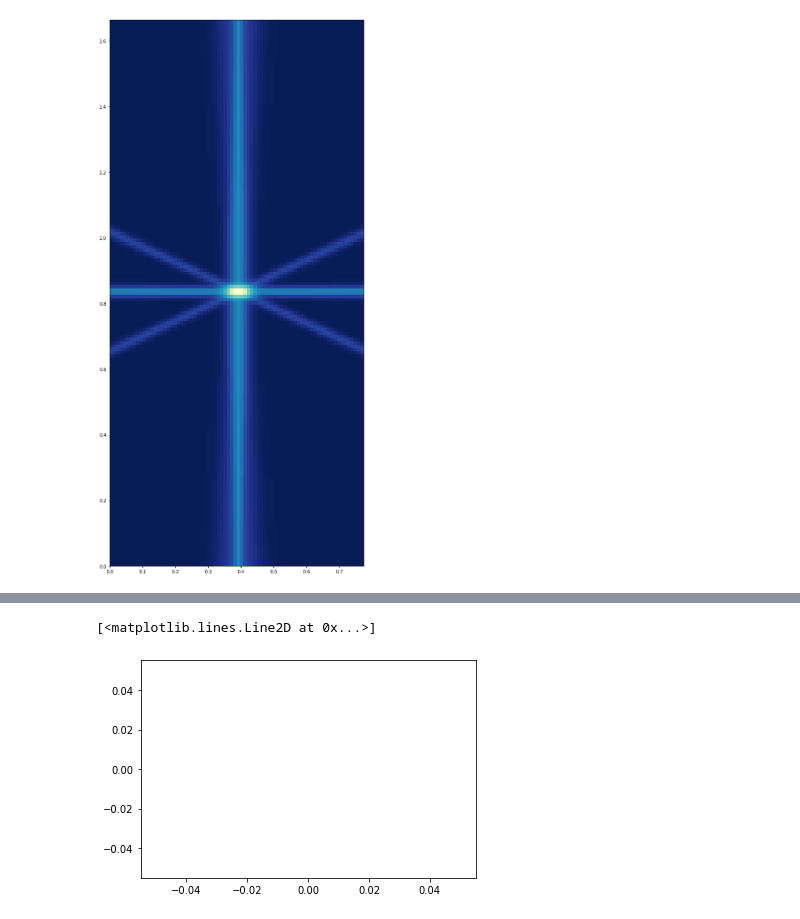
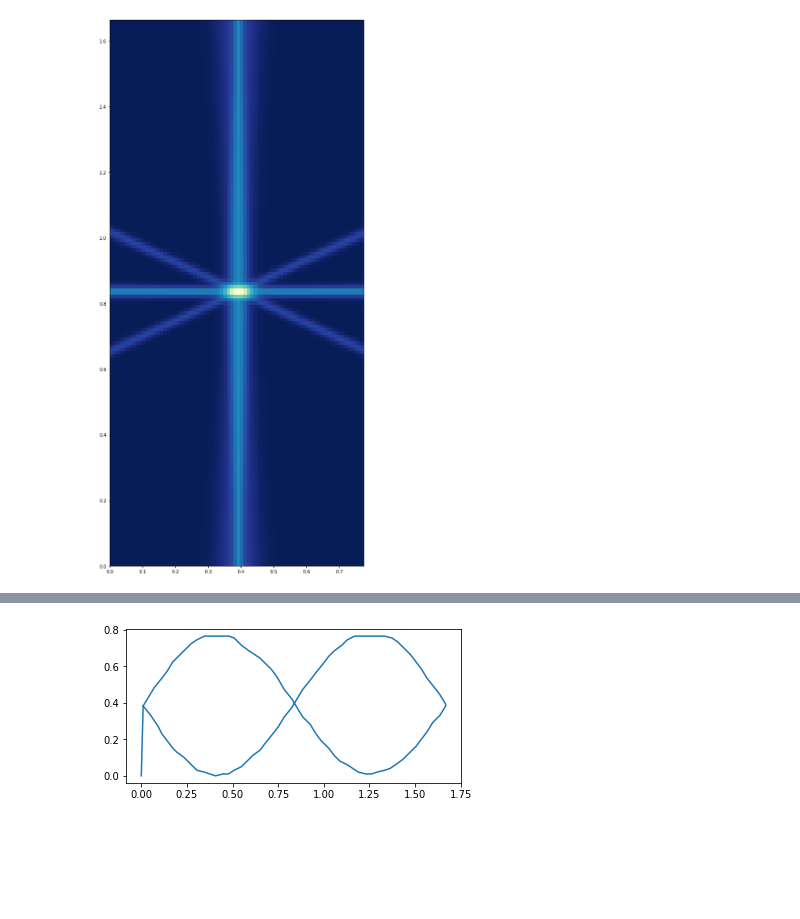
Before and after one commit to garrisoneel/acoustic-localization, a Jupyter notebook: cross_correllation2.ipynb, the cells around one changed output, grey strips where cells are left out. Drawn from its saved outputs; the diff is of its cells as text; code cells hidden in the pictures; blank space fills up the shorter version.

```diff
--- a/cross_correllation2.ipynb
+++ b/cross_correllation2.ipynb
@@ -1071,9 +1071,10 @@ def duncert(xm,ym,xa,ya,xb,yb,sigma_pos):
     dy1 = lambda x1,y1,x2,y2,xs,ys: -(2*y1 - 2*ys)/(686*((x1 - xs)**2 + (y1 - ys)**2)**(1/2))
     dx2 = lambda x1,y1,x2,y2,xs,ys: (2*x2 - 2*xs)/(686*((x2 - xs)**2 + (y2 - ys)**2)**(1/2))
     dy2 = lambda x1,y1,x2,y2,xs,ys: (2*y2 - 2*ys)/(686*((x2 - xs)**2 + (y2 - ys)**2)**(1/2))
-    (xa,ya,xb,yb,xm,ym)
+    dxs = lambda x1,y1,x2,y2,xs,ys: (2*x1 - 2*xs)/(686*((x1 - xs)**2 + (y1 - ys)**2)**(1/2)) - (2*x2 - 2*xs)/(686*((x2 - xs)**2 + (y2 - ys)**2)**(1/2))
+    dys = lambda x1,y1,x2,y2,xs,ys: (2*y1 - 2*ys)/(686*((x1 - xs)^2 + (y1 - ys)**2)**(1/2)) - (2*y2 - 2*ys)/(686*((x2 - xs)**2 + (y2 - ys)**2)**(1/2))
     unc = norm([dx1(xa,ya,xb,yb,xm,ym)*sigma_pos, dy1(xa,ya,xb,yb,xm,ym)*sigma_pos,
-                  dx2(xa,ya,xb,yb,xm,ym)*sigma_pos, dy2(xa,ya,xb,yb,xm,ym)*sigma_pos])
+                  dx2(xa,ya,xb,yb,xm,ym)*sigma_pos, dy2(xa,ya,xb,yb,xm,ym)*sigma_pos, dxs(xa,ya,xb,yb,xm,ym)*sigma_pos, dys(xa,ya,xb,yb,xm,ym)*sigma_pos])
     return unc
 
 def d_from_theta(r2,dt,q1=0):
@@ -1156,0 +1214,24 @@ interactive(children=(IntSlider(value=268, description='t', max=536), Output()),
+# %%
+x1 = np.linspace(0.001,w-0.001)
+x2 = np.linspace(w-0.001,0.001)
+x =np.append(x1,x2)
+y1 = h/2*np.sin(x1*np.pi*2/w) + h/2
+y2 =  -h/2*np.sin(x2*np.pi*2/w) + h/2
+y = np.append(y1,y2)
+plt.plot(x,y)
+t = 0
+dt = 0.1
+
+def r1(m):
+    return np.random.normal(m,0.0125)
+
+mics = np.array([[r1(0),r1(h)], [r1(0),r1(0)], [r1(w),r1(h)], [r1(w),r1(0)]])
+print(mics)
+times2 = np.zeros((x.shape[0],4))
+delays2 = np.zeros((x.shape[0],4))
+for ix in range(x.shape[0]):
+    t+=0.25
+    times2[ix,0] = t
+    for k in range(1,len(mics)):
+        delays2[ix,k] = tdoa((x[ix],y[ix]),(mics[0],mics[k]))
+        times2[ix,k] = delays2[ix,k] + t
@@ -1157,6 +1244,10 @@ interactive(children=(IntSlider(value=268, description='t', max=536), Output()),
 # %%
-poses2 = np.zeros(poses.shape)
-for t in range(times.shape[0]):
-    poses2[t] = f(t)
+poses4 = np.zeros(poses.shape)
+for t in range(times2.shape[0]):
+    if t>0:
+        guess = poses2[t-1]
+    else:
+        guess = []
+    poses4[t,:] = f(t,guess)
 # %% [output]
 0
@@ -1170,5 +1300,5 @@ KeyboardInterrupt:
 # %%
-plt.plot(poses2[:,0], poses2[:,1])
+plt.plot(poses4[:,1], poses4[:,0])
+plt.gca().set_aspect(1)
 # %% [output]
-[<matplotlib.lines.Line2D at 0x...>]
-[figure, old version]
+[figure, new version]
```
Also changed, not shown: parts of 10 cells of this notebook.
